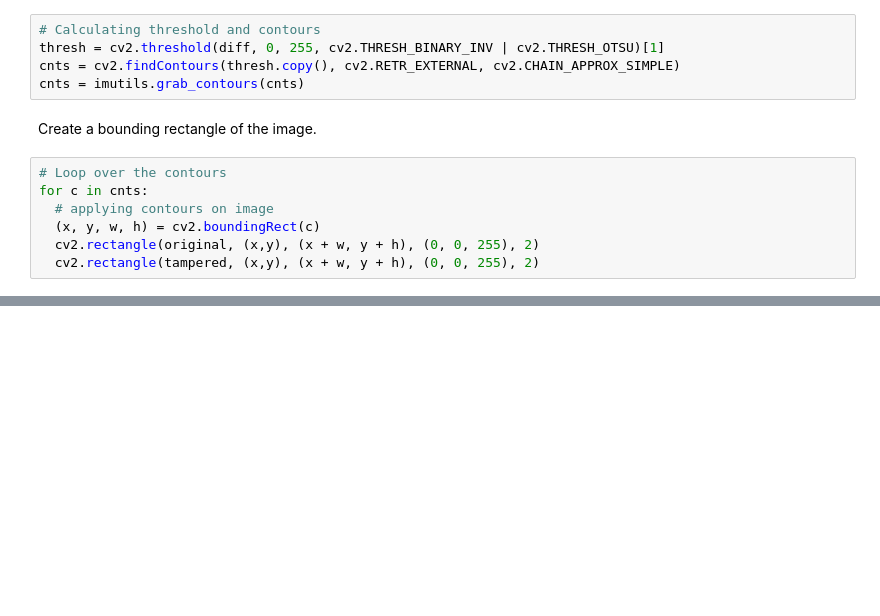
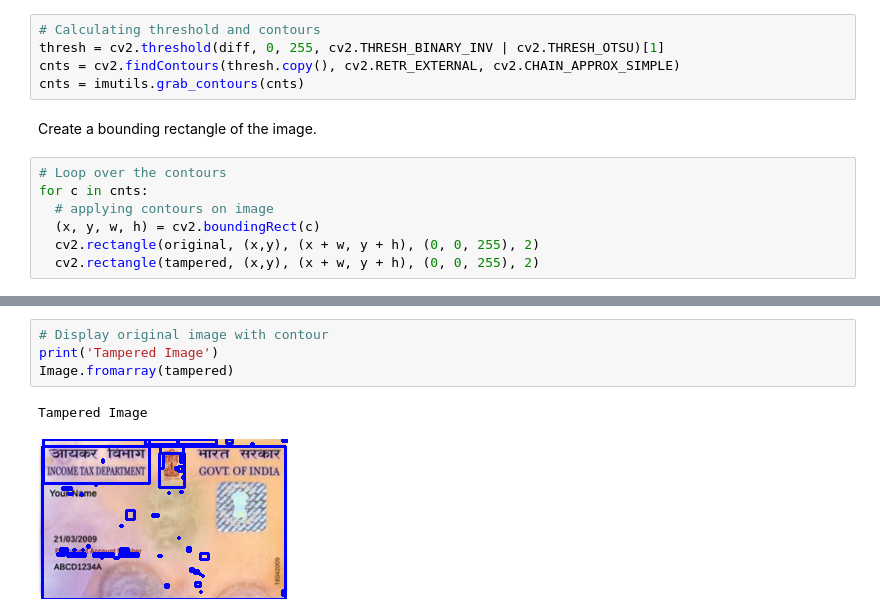
Before and after one commit to AAdewunmi/Pan_Card_Tampering_Project, a Jupyter notebook: Pan_Card_Tampering_Project.ipynb, the cells around one changed output, grey strips where cells are left out. Saved outputs shown, nothing was run; the diff lists cells and outputs as text; blank space fills up the shorter version.

```diff
--- a/Pan_Card_Tampering_Project.ipynb
+++ b/Pan_Card_Tampering_Project.ipynb
@@ -107,0 +117,7 @@ for c in cnts:
+# %%
+# Display original image with contour
+print('Tampered Image')
+Image.fromarray(tampered)
+# %% [output]
+Tampered Image
+[figure, added]
```
Also changed, not shown: parts of 2 cells of this notebook.
